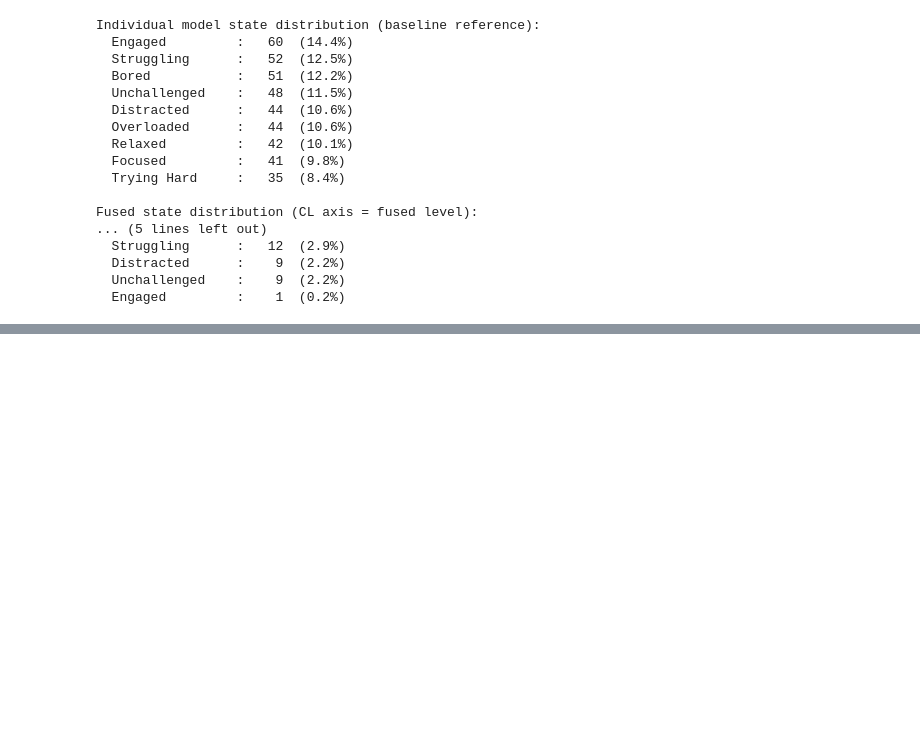
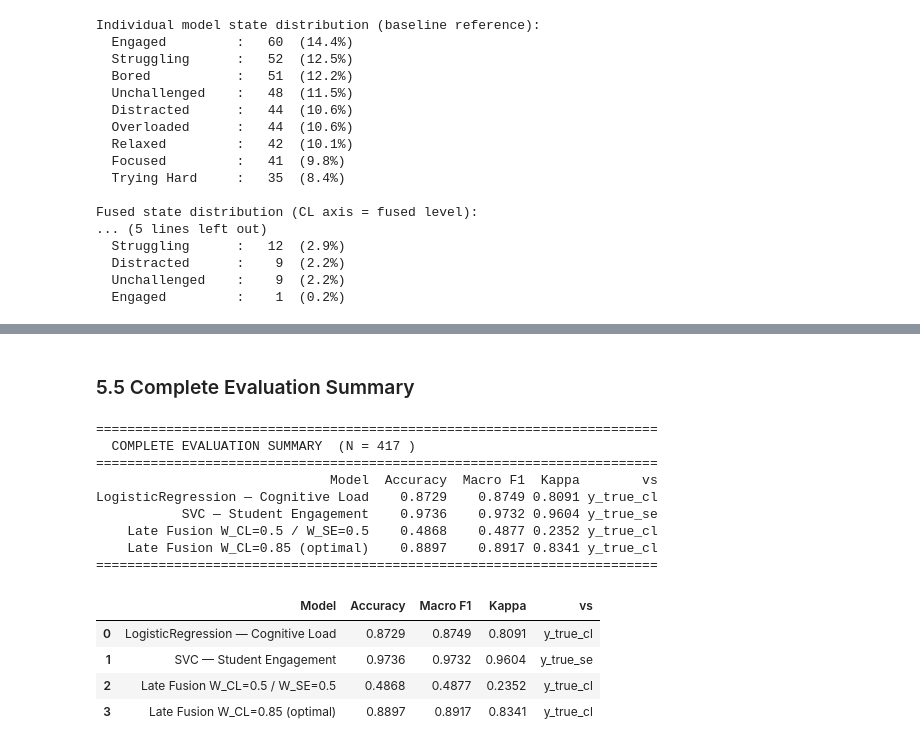
Before and after one commit to YasiniK/multimodal-student-cognitive-load-and-engagement-detection, a Jupyter notebook: fusion_layer.ipynb, the cells around one changed output, grey strips where cells are left out. Cells and saved outputs as stored; diff of their text form; code cells hidden in the pictures; blank space fills up the shorter version.

```diff
--- a/fusion_layer.ipynb
+++ b/fusion_layer.ipynb
@@ -413,0 +609,57 @@ Fused state distribution (CL axis = fused level):
+# %% [markdown]
+### 5.5 Complete Evaluation Summary
+# %%
+# Build a single summary table comparing all model configurations
+summary = pd.DataFrame([
+    {
+# Each row is one model configuration; the table is sorted by Macro F1
+        'Model':     f'{type(lr_cl).__name__} — Cognitive Load',
+        'Accuracy':  round(acc_cl,    4),
+        'Macro F1':  round(f1_cl,     4),
+        'Kappa':     round(kappa_cl,  4),
+        'vs':        'y_true_cl',
+    },
+    {
+        'Model':     f'{type(xgb_se).__name__} — Student Engagement',
+        'Accuracy':  round(acc_se,    4),
+        'Macro F1':  round(f1_se,     4),
+        'Kappa':     round(kappa_se,  4),
+        'vs':        'y_true_se',
+    },
+    {
+        'Model':     f'Late Fusion W_CL=0.5 / W_SE=0.5',
+        'Accuracy':  round(acc_fused,   4),
+        'Macro F1':  round(f1_fused,    4),
+        'Kappa':     round(kappa_fused, 4),
+        'vs':        'y_true_cl',
+    },
+    {
+        'Model':     f'Late Fusion W_CL={best_w:.2f} (optimal)',
+        'Accuracy':  round(acc_sweep[best_idx],   4),
+        'Macro F1':  round(f1_sweep[best_idx],    4),
+        'Kappa':     round(kappa_sweep[best_idx], 4),
+        'vs':        'y_true_cl',
+    },
+])
+
+print('=' * 72)
+print('  COMPLETE EVALUATION SUMMARY  (N =', N_SAMPLES, ')')
+print('=' * 72)
+print(summary.to_string(index=False))
+print('=' * 72)
+summary
+# %% [output]
+========================================================================
+  COMPLETE EVALUATION SUMMARY  (N = 417 )
+========================================================================
+                              Model  Accuracy  Macro F1  Kappa        vs
+LogisticRegression — Cognitive Load    0.8729    0.8749 0.8091 y_true_cl
+           SVC — Student Engagement    0.9736    0.9732 0.9604 y_true_se
+    Late Fusion W_CL=0.5 / W_SE=0.5    0.4868    0.4877 0.2352 y_true_cl
+    Late Fusion W_CL=0.85 (optimal)    0.8897    0.8917 0.8341 y_true_cl
+========================================================================
+|  | Model | Accuracy | Macro F1 | Kappa | vs |
+| 0 | LogisticRegression — Cognitive Load | 0.8729 | 0.8749 | 0.8091 | y_true_cl |
+| 1 | SVC — Student Engagement | 0.9736 | 0.9732 | 0.9604 | y_true_se |
+| 2 | Late Fusion W_CL=0.5 / W_SE=0.5 | 0.4868 | 0.4877 | 0.2352 | y_true_cl |
+| 3 | Late Fusion W_CL=0.85 (optimal) | 0.8897 | 0.8917 | 0.8341 | y_true_cl |
```
Also changed, not shown: parts of 9 cells of this notebook.
